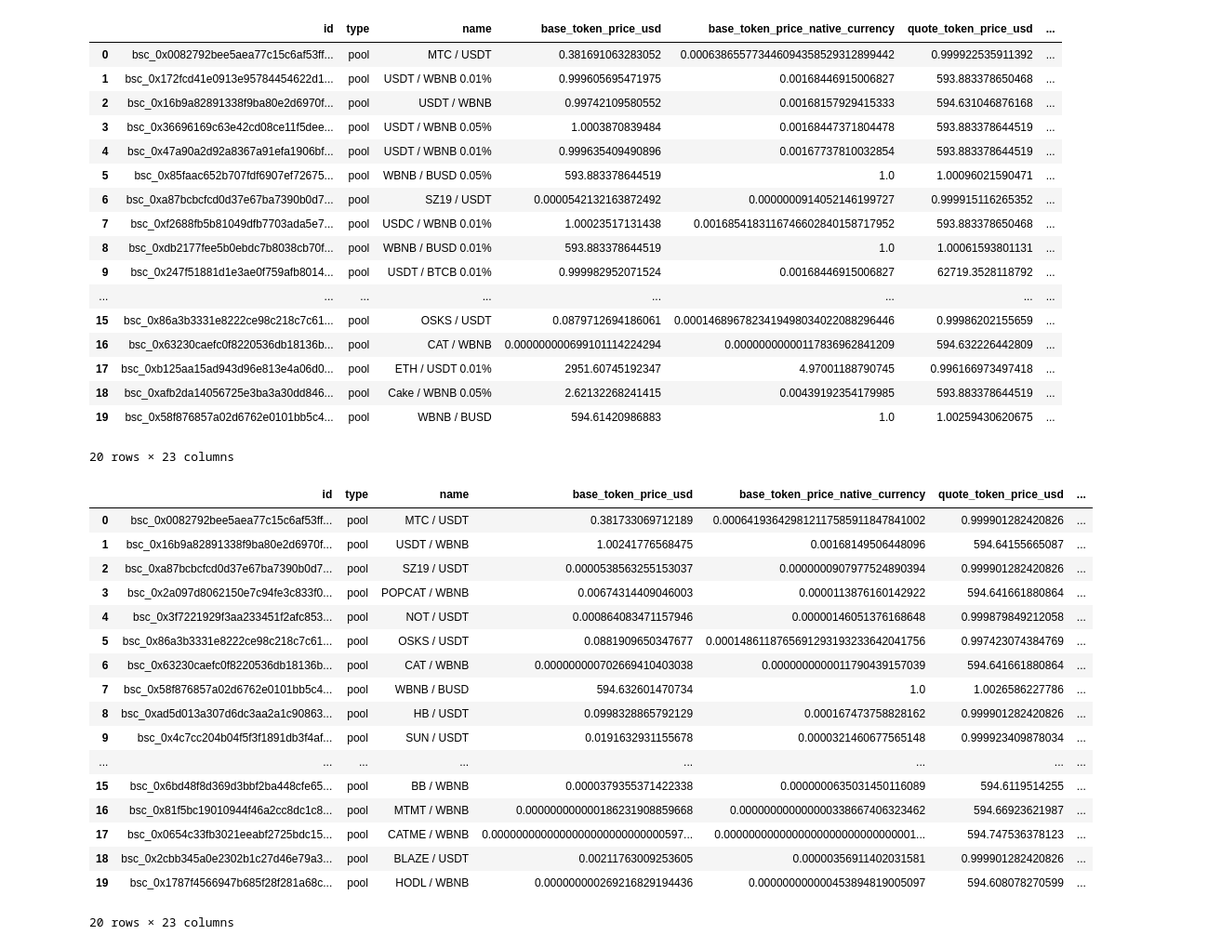
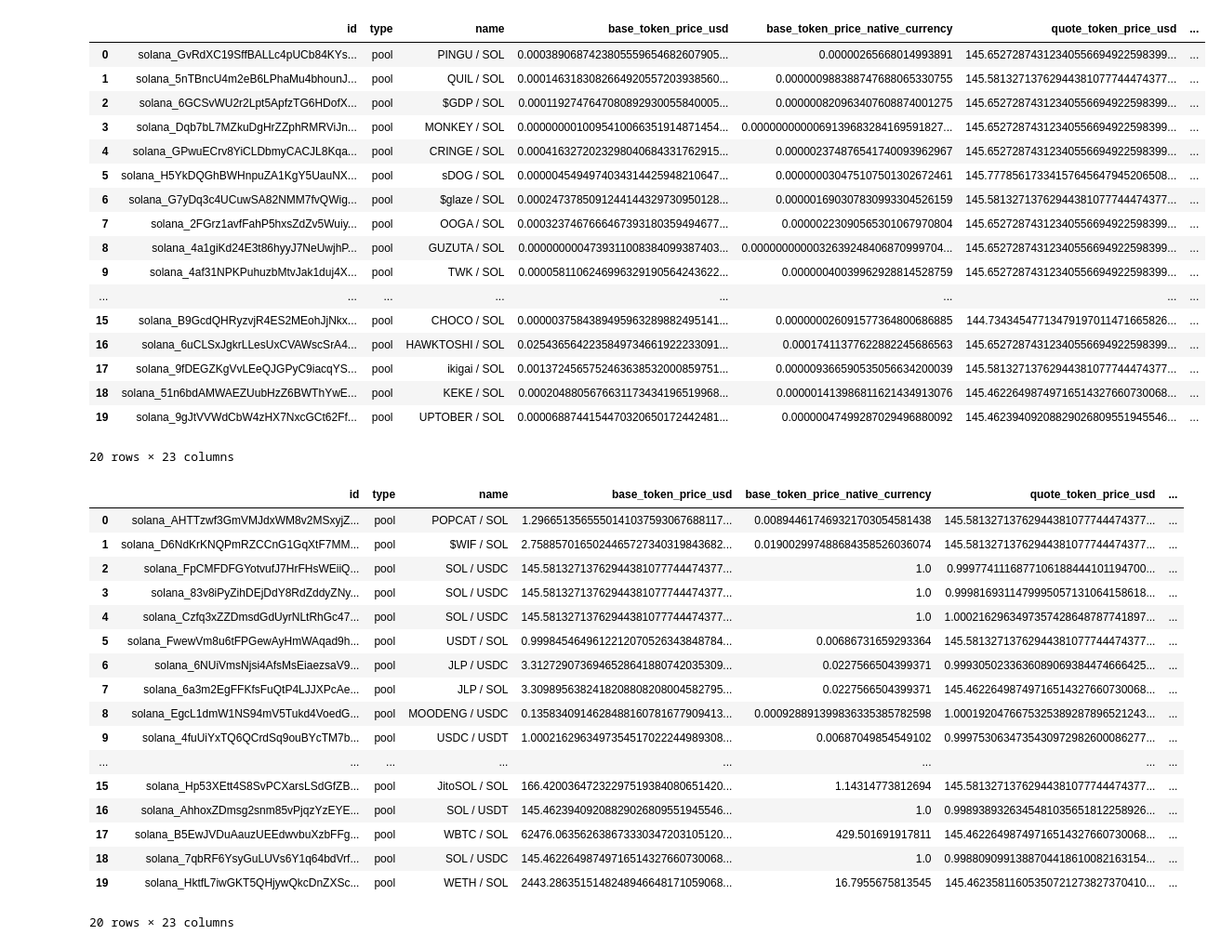
Before and after one commit to cardosofede/geckoterminal-py, a Jupyter notebook: examples/async_client_usage.ipynb, the cells around one changed output. Shown: that part at 93% size. Cells and saved outputs as stored; diff of their text form; code cells hidden in the pictures.

```diff
--- a/examples/async_client_usage.ipynb
+++ b/examples/async_client_usage.ipynb
@@ -37,42 +90,42 @@ await client.get_dexes_by_network("bsc")
 # %%
-await client.get_top_pools_by_network("bsc")
+await client.get_top_pools_by_network("solana")
 # %% [output]
 |  | id | type | name | base_token_price_usd | base_token_price_native_currency | quote_token_price_usd | ... |
-| 0 | bsc_0x0082792bee5aea77c15c6af53ff... | pool | MTC / USDT | 0.381691063283052 | 0.000638655773446094358529312899442 | 0.999922535911392 | ... |
-| 1 | bsc_0x172fcd41e0913e95784454622d1... | pool | USDT / WBNB 0.01% | 0.999605695471975 | 0.00168446915006827 | 593.883378650468 | ... |
-| 2 | bsc_0x16b9a82891338f9ba80e2d6970f... | pool | USDT / WBNB | 0.99742109580552 | 0.00168157929415333 | 594.631046876168 | ... |
-| 3 | bsc_0x36696169c63e42cd08ce11f5dee... | pool | USDT / WBNB 0.05% | 1.0003870839484 | 0.00168447371804478 | 593.883378644519 | ... |
-| 4 | bsc_0x47a90a2d92a8367a91efa1906bf... | pool | USDT / WBNB 0.01% | 0.999635409490896 | 0.00167737810032854 | 593.883378644519 | ... |
-| 5 | bsc_0x85faac652b707fdf6907ef72675... | pool | WBNB / BUSD 0.05% | 593.883378644519 | 1.0 | 1.00096021590471 | ... |
-| 6 | bsc_0xa87bcbcfcd0d37e67ba7390b0d7... | pool | SZ19 / USDT | 0.0000542132163872492 | 0.0000000914052146199727 | 0.999915116265352 | ... |
-| 7 | bsc_0xf2688fb5b81049dfb7703ada5e7... | pool | USDC / WBNB 0.01% | 1.00023517131438 | 0.0016854183116746602840158717952 | 593.883378650468 | ... |
-| 8 | bsc_0xdb2177fee5b0ebdc7b8038cb70f... | pool | WBNB / BUSD 0.01% | 593.883378644519 | 1.0 | 1.00061593801131 | ... |
-| 9 | bsc_0x247f51881d1e3ae0f759afb8014... | pool | USDT / BTCB 0.01% | 0.999982952071524 | 0.00168446915006827 | 62719.3528118792 | ... |
+| 0 | solana_GvRdXC19SffBALLc4pUCb84KYs... | pool | PINGU / SOL | 0.0003890687423805559654682607905... | 0.00000265668014993891 | 145.65272874312340556694922598399... | ... |
+| 1 | solana_5nTBncU4m2eB6LPhaMu4bhounJ... | pool | QUIL / SOL | 0.0001463183082664920557203938560... | 0.000000988388747688065330755 | 145.58132713762944381077744474377... | ... |
+| 2 | solana_6GCSvWU2r2Lpt5ApfzTG6HDofX... | pool | $GDP / SOL | 0.0001192747647080892930055840005... | 0.000000820963407608874001275 | 145.65272874312340556694922598399... | ... |
+| 3 | solana_Dqb7bL7MZkuDgHrZZphRMRViJn... | pool | MONKEY / SOL | 0.0000000010095410066351914871454... | 0.0000000000069139683284169591827... | 145.65272874312340556694922598399... | ... |
+| 4 | solana_GPwuECrv8YiCLDbmyCACJL8Kqa... | pool | CRINGE / SOL | 0.0004163272023298040684331762915... | 0.000002374876541740093962967 | 145.65272874312340556694922598399... | ... |
+| 5 | solana_H5YkDQGhBWHnpuZA1KgY5UauNX... | pool | sDOG / SOL | 0.0000045494974034314425948210647... | 0.000000030475107501302672461 | 145.77785617334157645647945206508... | ... |
+| 6 | solana_G7yDq3c4UCuwSA82NMM7fvQWig... | pool | $glaze / SOL | 0.0002473785091244144329730950128... | 0.000001690307830993304526159 | 145.58132713762944381077744474377... | ... |
+| 7 | solana_2FGrz1avfFahP5hxsZdZv5Wuiy... | pool | OOGA / SOL | 0.0003237467666467393180359494677... | 0.00000223090565301067970804 | 145.65272874312340556694922598399... | ... |
+| 8 | solana_4a1giKd24E3t86hyyJ7NeUwjhP... | pool | GUZUTA / SOL | 0.0000000004739311008384099387403... | 0.0000000000032639248406870999704... | 145.65272874312340556694922598399... | ... |
+| 9 | solana_4af31NPKPuhuzbMtvJak1duj4X... | pool | TWK / SOL | 0.0000581106246996329190564243622... | 0.00000040039962928814528759 | 145.65272874312340556694922598399... | ... |
 | ... | ... | ... | ... | ... | ... | ... | ... |
-| 15 | bsc_0x86a3b3331e8222ce98c218c7c61... | pool | OSKS / USDT | 0.0879712694186061 | 0.0001468967823419498034022088296446 | 0.99986202155659 | ... |
-| 16 | bsc_0x63230caefc0f8220536db18136b... | pool | CAT / WBNB | 0.000000000699101114224294 | 0.00000000000117836962841209 | 594.632226442809 | ... |
-| 17 | bsc_0xb125aa15ad943d96e813e4a06d0... | pool | ETH / USDT 0.01% | 2951.60745192347 | 4.97001188790745 | 0.996166973497418 | ... |
-| 18 | bsc_0xafb2da14056725e3ba3a30dd846... | pool | Cake / WBNB 0.05% | 2.62132268241415 | 0.00439192354179985 | 593.883378644519 | ... |
-| 19 | bsc_0x58f876857a02d6762e0101bb5c4... | pool | WBNB / BUSD | 594.61420986883 | 1.0 | 1.00259430620675 | ... |
+| 15 | solana_B9GcdQHRyzvjR4ES2MEohJjNkx... | pool | CHOCO / SOL | 0.0000037584389495963289882495141... | 0.000000026091577364800686885 | 144.73434547713479197011471665826... | ... |
+| 16 | solana_6uCLSxJgkrLLesUxCVAWscSrA4... | pool | HAWKTOSHI / SOL | 0.0254365642235849734661922233091... | 0.00017411377622882245686563 | 145.65272874312340556694922598399... | ... |
+| 17 | solana_9fDEGZKgVvLEeQJGPyC9iacqYS... | pool | ikigai / SOL | 0.0013724565752463638532000859751... | 0.000009366590535056634200039 | 145.58132713762944381077744474377... | ... |
+| 18 | solana_51n6bdAMWAEZUubHzZ6BWThYwE... | pool | KEKE / SOL | 0.0002048805676631173434196519968... | 0.000001413986811621434913076 | 145.46226498749716514327660730068... | ... |
+| 19 | solana_9gJtVVWdCbW4zHX7NxcGCt62Ff... | pool | UPTOBER / SOL | 0.0000688744154470320650172442481... | 0.00000047499287029496880092 | 145.46239409208829026809551945546... | ... |
 20 rows × 23 columns
 # %%
-await client.get_top_pools_by_network_dex("bsc", "pancakeswap_v2")
+await client.get_top_pools_by_network_dex("solana", "orca")
 # %% [output]
 |  | id | type | name | base_token_price_usd | base_token_price_native_currency | quote_token_price_usd | ... |
-| 0 | bsc_0x0082792bee5aea77c15c6af53ff... | pool | MTC / USDT | 0.381733069712189 | 0.000641936429812117585911847841002 | 0.999901282420826 | ... |
-| 1 | bsc_0x16b9a82891338f9ba80e2d6970f... | pool | USDT / WBNB | 1.00241776568475 | 0.00168149506448096 | 594.64155665087 | ... |
-| 2 | bsc_0xa87bcbcfcd0d37e67ba7390b0d7... | pool | SZ19 / USDT | 0.0000538563255153037 | 0.0000000907977524890394 | 0.999901282420826 | ... |
-| 3 | bsc_0x2a097d8062150e7c94fe3c833f0... | pool | POPCAT / WBNB | 0.00674314409046003 | 0.0000113876160142922 | 594.641661880864 | ... |
-| 4 | bsc_0x3f7221929f3aa233451f2afc853... | pool | NOT / USDT | 0.000864083471157946 | 0.00000146051376168648 | 0.999879849212058 | ... |
-| 5 | bsc_0x86a3b3331e8222ce98c218c7c61... | pool | OSKS / USDT | 0.0881909650347677 | 0.0001486118765691293193233642041756 | 0.997423074384769 | ... |
-| 6 | bsc_0x63230caefc0f8220536db18136b... | pool | CAT / WBNB | 0.000000000702669410403038 | 0.0000000000011790439157039 | 594.641661880864 | ... |
-| 7 | bsc_0x58f876857a02d6762e0101bb5c4... | pool | WBNB / BUSD | 594.632601470734 | 1.0 | 1.0026586227786 | ... |
-| 8 | bsc_0xad5d013a307d6dc3aa2a1c90863... | pool | HB / USDT | 0.0998328865792129 | 0.000167473758828162 | 0.999901282420826 | ... |
-| 9 | bsc_0x4c7cc204b04f5f3f1891db3f4af... | pool | SUN / USDT | 0.0191632931155678 | 0.0000321460677565148 | 0.999923409878034 | ... |
+| 0 | solana_AHTTzwf3GmVMJdxWM8v2MSxyjZ... | pool | POPCAT / SOL | 1.2966513565550141037593067688117... | 0.008944617469321703054581438 | 145.58132713762944381077744474377... | ... |
+| 1 | solana_D6NdKrKNQPmRZCCnG1GqXtF7MM... | pool | $WIF / SOL | 2.7588570165024465727340319843682... | 0.019002997488684358526036074 | 145.58132713762944381077744474377... | ... |
+| 2 | solana_FpCMFDFGYotvufJ7HrFHsWEiiQ... | pool | SOL / USDC | 145.58132713762944381077744474377... | 1.0 | 0.9997741116877106188444101194700... | ... |
+| 3 | solana_83v8iPyZihDEjDdY8RdZddyZNy... | pool | SOL / USDC | 145.58132713762944381077744474377... | 1.0 | 0.9998169311479995057131064158618... | ... |
+| 4 | solana_Czfq3xZZDmsdGdUyrNLtRhGc47... | pool | SOL / USDC | 145.58132713762944381077744474377... | 1.0 | 1.0002162963497357428648787741897... | ... |
+| 5 | solana_FwewVm8u6tFPGewAyHmWAqad9h... | pool | USDT / SOL | 0.9998454649612212070526343848784... | 0.00686731659293364 | 145.58132713762944381077744474377... | ... |
+| 6 | solana_6NUiVmsNjsi4AfsMsEiaezsaV9... | pool | JLP / USDC | 3.3127290736946528641880742035309... | 0.0227566504399371 | 0.9993050233636089069384474666425... | ... |
+| 7 | solana_6a3m2EgFFKfsFuQtP4LJJXPcAe... | pool | JLP / SOL | 3.3098956382418208808208004582795... | 0.0227566504399371 | 145.46226498749716514327660730068... | ... |
+| 8 | solana_EgcL1dmW1NS94mV5Tukd4VoedG... | pool | MOODENG / USDC | 0.1358340914628488160781677909413... | 0.000928891399836335385782598 | 1.0001920476675325389287896521243... | ... |
+| 9 | solana_4fuUiYxTQ6QCrdSq9ouBYcTM7b... | pool | USDC / USDT | 1.0002162963497354517022244989308... | 0.00687049854549102 | 0.9997530634735430972982600086277... | ... |
 | ... | ... | ... | ... | ... | ... | ... | ... |
-| 15 | bsc_0x6bd48f8d369d3bbf2ba448cfe65... | pool | BB / WBNB | 0.0000379355371422338 | 0.0000000635031450116089 | 594.6119514255 | ... |
-| 16 | bsc_0x81f5bc19010944f46a2cc8dc1c8... | pool | MTMT / WBNB | 0.000000000000186231908859668 | 0.000000000000000338667406323462 | 594.66923621987 | ... |
-| 17 | bsc_0x0654c33fb3021eeabf2725bdc15... | pool | CATME / WBNB | 0.0000000000000000000000000000597... | 0.0000000000000000000000000000001... | 594.747536378123 | ... |
-| 18 | bsc_0x2cbb345a0e2302b1c27d46e79a3... | pool | BLAZE / USDT | 0.00211763009253605 | 0.00000356911402031581 | 0.999901282420826 | ... |
-| 19 | bsc_0x1787f4566947b685f28f281a68c... | pool | HODL / WBNB | 0.000000000269216829194436 | 0.000000000000453894819005097 | 594.608078270599 | ... |
+| 15 | solana_Hp53XEtt4S8SvPCXarsLSdGfZB... | pool | JitoSOL / SOL | 166.42003647232297519384080651420... | 1.14314773812694 | 145.58132713762944381077744474377... | ... |
+| 16 | solana_AhhoxZDmsg2snm85vPjqzYzEYE... | pool | SOL / USDT | 145.46239409208829026809551945546... | 1.0 | 0.9989389326345481035651812258926... | ... |
+| 17 | solana_B5EwJVDuAauzUEEdwvbuXzbFFg... | pool | WBTC / SOL | 62476.063562638673330347203105120... | 429.501691917811 | 145.46226498749716514327660730068... | ... |
+| 18 | solana_7qbRF6YsyGuLUVs6Y1q64bdVrf... | pool | SOL / USDC | 145.46226498749716514327660730068... | 1.0 | 0.9988090991388704418610082163154... | ... |
+| 19 | solana_HktfL7iwGKT5QHjywQkcDnZXSc... | pool | WETH / SOL | 2443.2863515148248946648171059068... | 16.7955675813545 | 145.46235811605350721273827370410... | ... |
 20 rows × 23 columns
```
Also changed, not shown: parts of 16 cells of this notebook.
